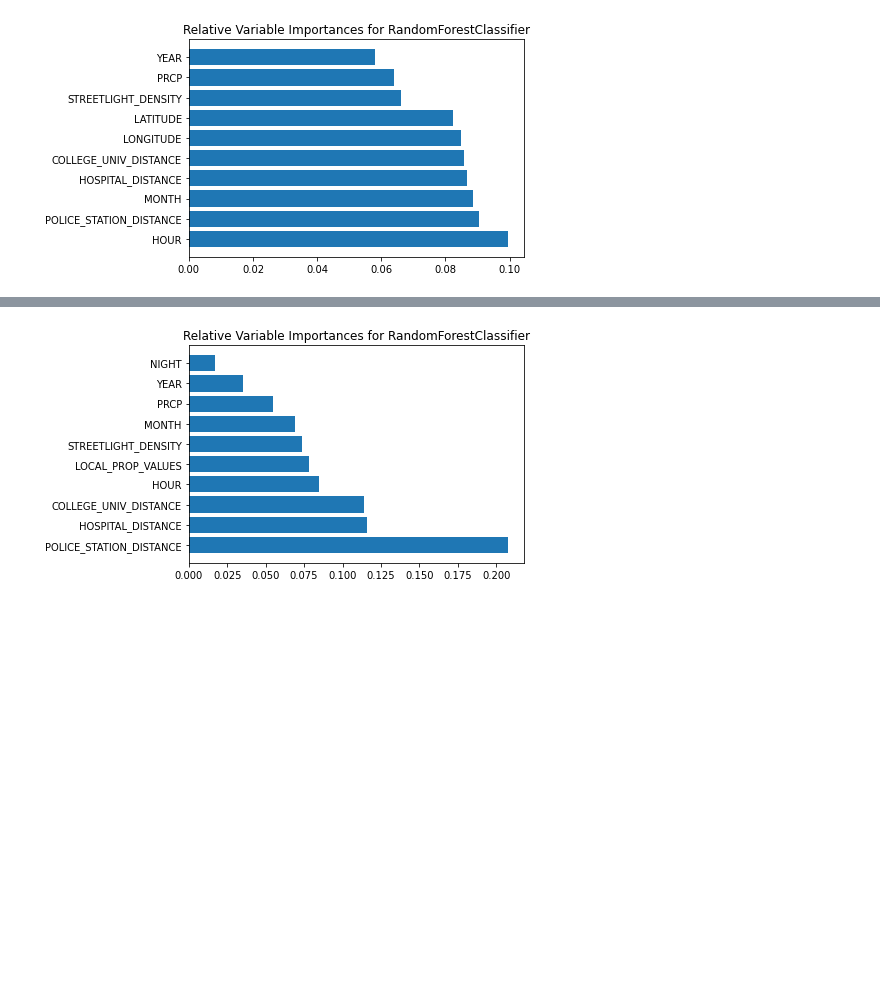
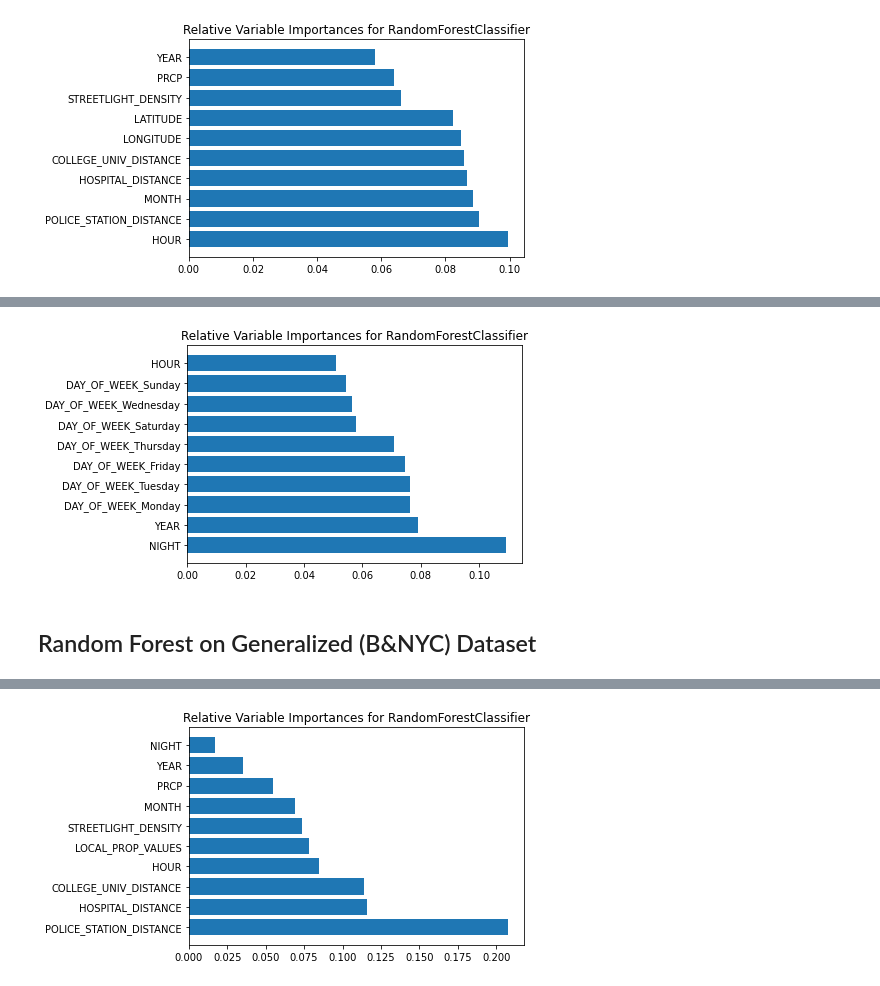
Before and after one commit to YolandaMDavis/cs109a-fall2020, a Jupyter notebook: FinalProject_models_James.ipynb, the cells around one changed output, grey strips where cells are left out. Saved outputs shown, nothing was run; the diff lists cells and outputs as text; code cells hidden in the pictures; blank space fills up the shorter version.

```diff
--- a/FinalProject_models_James.ipynb
+++ b/FinalProject_models_James.ipynb
@@ -303,0 +423,7 @@ Wall time: 2min 44s
+# %%
+# use smote to expland small class of violent crime
+sm = SMOTE(random_state=random_state)
+
+boston_X_train_res, boston_y_train_res = sm.fit_sample(boston_X_train, boston_y_train.ravel())
+
+print(f'Number of points in balanced dataset is {boston_X_train_res.shape[0]}')
@@ -303,0 +432,17 @@ Wall time: 2min 44s
+# %%
+%%time
+n_trees = 210
+tree_depth = 20
+
+rf_boston_smote = RandomForestClassifier(max_depth=tree_depth, n_estimators=n_trees, max_features='sqrt', class_weight='balanced_subsample', random_state=random_state)
+rf_boston_smote.fit(boston_X_train_res, boston_y_train_res)
+
+y_pred_train_rf_boston_smote = rf_boston_smote.predict(boston_X_train_res)
+y_pred_test_rf_boston_smote = rf_boston_smote.predict(boston_X_test)
+
+rf_train_score_boston_smote = accuracy_score(boston_y_train_res, y_pred_train_rf_boston_smote)
+rf_test_score_boston_smote = accuracy_score(boston_y_test, y_pred_test_rf_boston_smote)
+
+print(f"""Random Forest (balanced class weights) with {tree_depth} max_depth and {n_trees} trees,
+train accuracy is {rf_train_score_boston_smote:.4f} and
+test accuracy is {rf_test_score_boston_smote:.4f}""")
@@ -319 +508,5 @@ plot_importances(rf_boston, boston_X_train, 10)
+# %%
+plot_importances(rf_boston_smote, boston_X_train, 10)
+# %% [output]
+[figure, added]
 # %%
@@ -337,6 +530,8 @@ def plot_permute_importance(importances,X,y):
 # rf_importances = permutation_importance(rf_boston, boston_X_train, boston_y_train, random_state=random_state)
 
 # plot_permute_importance(rf_importances, boston_X_train, boston_y_train)
+# %% [markdown]
+## Random Forest on Generalized (B&NYC) Dataset
 # %%
 %%time
 #Full Random Forest
```
Also changed, not shown: parts of 63 cells of this notebook.
